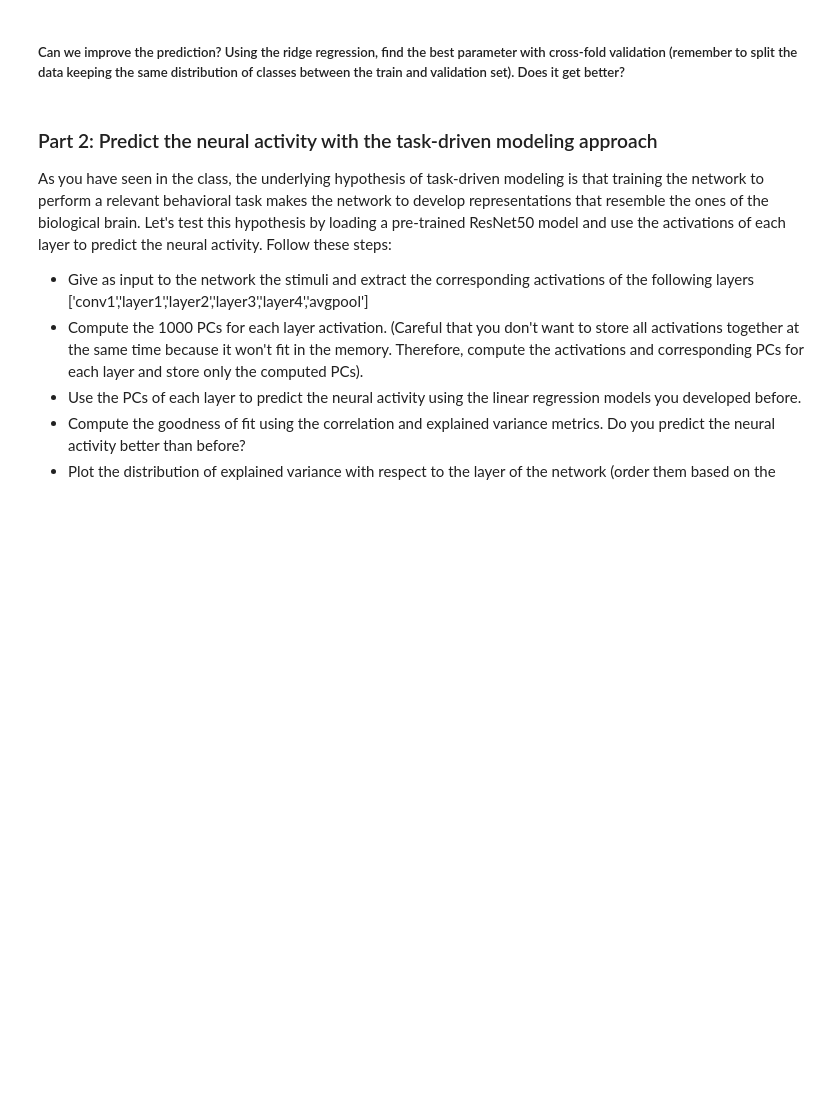
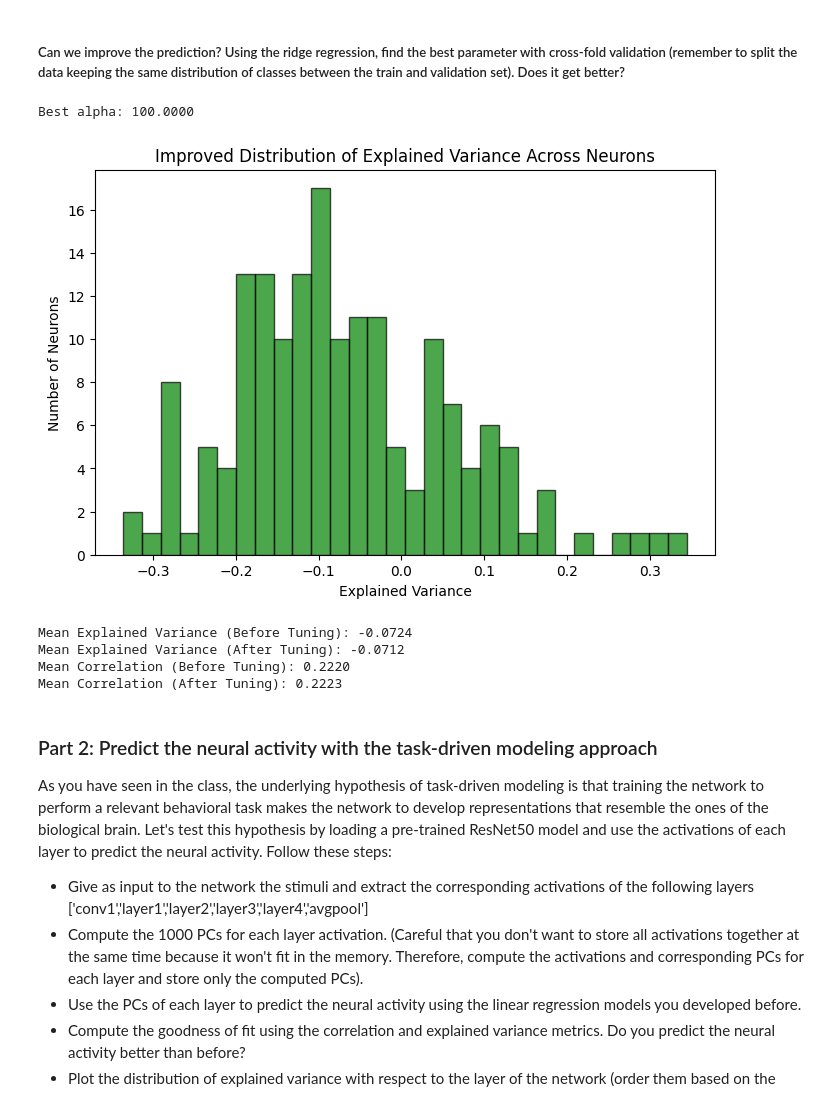
Before and after one commit to nieldab7/NX-414-Project, a Jupyter notebook: week6.ipynb, the cells around one changed output. Drawn from its saved outputs; the diff is of its cells as text; code cells hidden in the pictures; blank space fills up the shorter version.

```diff
--- a/week6.ipynb
+++ b/week6.ipynb
@@ -129,3 +215,58 @@ ValueError: could not convert string to float: 'face6'
+# %%
+#### Here your code
+from sklearn.model_selection import GridSearchCV, KFold
+from sklearn.linear_model import Ridge
+import numpy as np
+import matplotlib.pyplot as plt
+
+
+# Define range of alpha values to test
+alphas = np.logspace(-2, 2, 20)
+
+# Set up 5-fold cross-validation
+cv = KFold(n_splits=5, shuffle=True, random_state=42)
+
+# Perform Grid Search with Cross-Validation
+ridge_cv = GridSearchCV(Ridge(), param_grid={'alpha': alphas}, cv=cv, scoring='explained_variance', n_jobs=-1)
+ridge_cv.fit(X_train_pca, y_train)
+
+# Get the best alpha
+best_alpha = ridge_cv.best_params_['alpha']
+print(f"Best alpha: {best_alpha:.4f}")
+
+# Train Ridge regression using the best alpha
+ridge_best = Ridge(alpha=best_alpha)
+ridge_best.fit(X_train_pca, y_train)
+
+# Predict on validation set
+y_pred_best = ridge_best.predict(X_val_pca)
+
+# Compute explained variance for each neuron
+explained_variance_best = explained_variance_score(y_val, y_pred_best, multioutput='raw_values')
+
+# Compute correlation per neuron
+correlations_best = np.array([scipy.stats.pearsonr(y_val[:, i], y_pred_best[:, i])[0] for i in range(y_val.shape[1])])
+
+# Plot the improved explained variance distribution
+plt.figure(figsize=(8, 5))
+plt.hist(explained_variance_best, bins=30, alpha=0.7, color='g', edgecolor='black')
+plt.xlabel("Explained Variance")
+plt.ylabel("Number of Neurons")
+plt.title("Improved Distribution of Explained Variance Across Neurons")
+plt.show()
+
+# Print comparison of performance
+print(f"Mean Explained Variance (Before Tuning): {np.mean(explained_variance):.4f}")
+print(f"Mean Explained Variance (After Tuning): {np.mean(explained_variance_best):.4f}")
+print(f"Mean Correlation (Before Tuning): {np.mean(correlations):.4f}")
+print(f"Mean Correlation (After Tuning): {np.mean(correlations_best):.4f}")
+# %% [output]
+Best alpha: 100.0000
+[figure, added]
+Mean Explained Variance (Before Tuning): -0.0724
+Mean Explained Variance (After Tuning): -0.0712
+Mean Correlation (Before Tuning): 0.2220
+Mean Correlation (After Tuning): 0.2223
 # %% [markdown]
 ### Part 2: Predict the neural activity with the task-driven modeling approach
 
```
Also changed, not shown: parts of 7 cells of this notebook.
